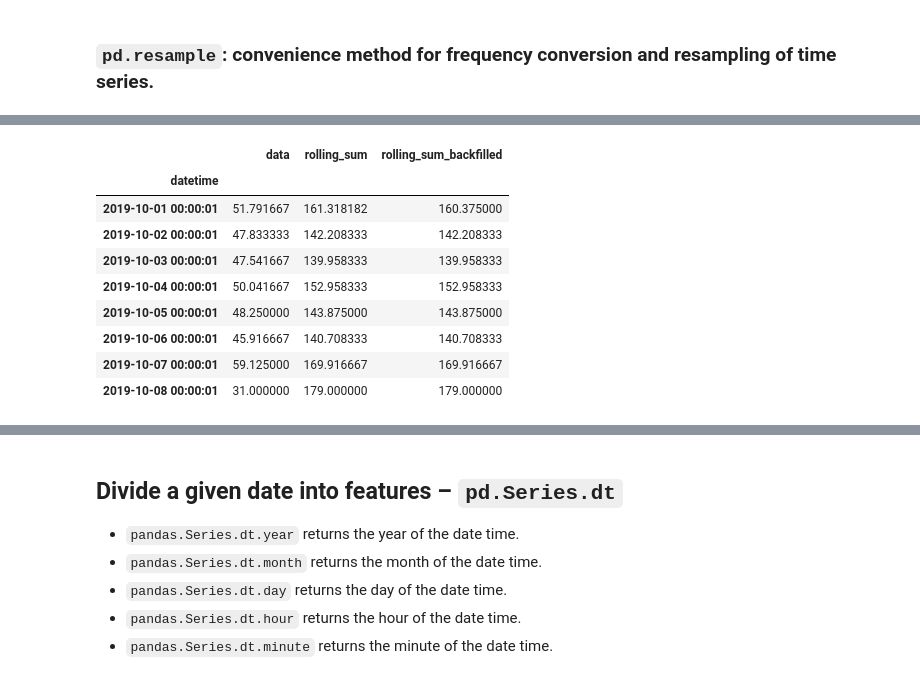
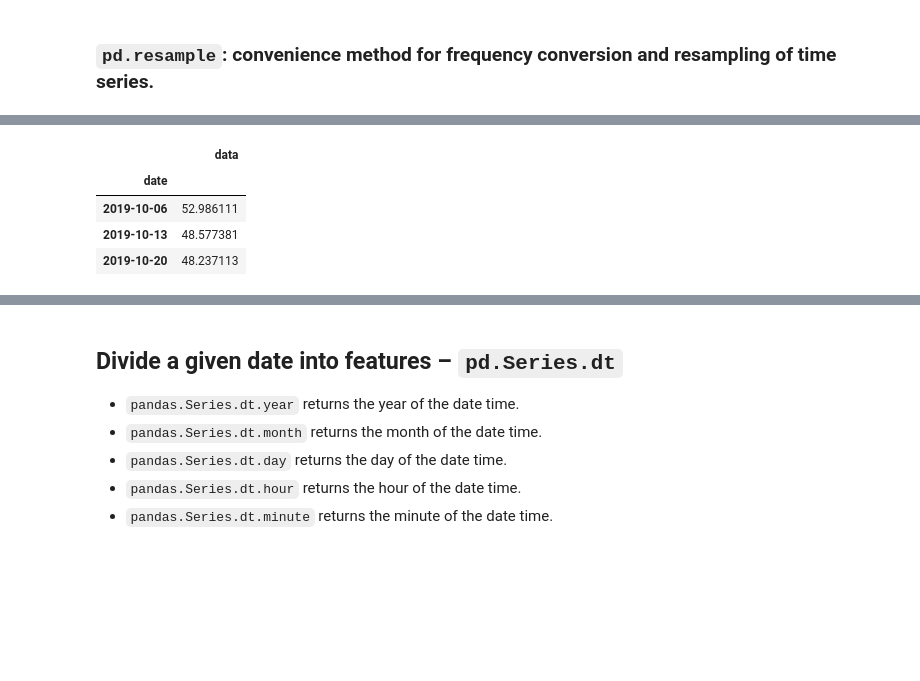
Before and after one commit to hangjianli/2019-fa-stats131, a Jupyter notebook: disc5.ipynb, the cells around one changed output, grey strips where cells are left out. Saved outputs shown, nothing was run; the diff lists cells and outputs as text; code cells hidden in the pictures; blank space fills up the shorter version.

```diff
--- a/disc5.ipynb
+++ b/disc5.ipynb
@@ -73,5 +192,6 @@ df1
 # %%
 from datetime import datetime
 
-date_rng = pd.date_range(start='10/1/2019', end='10/08/2019', freq='H')
+date_rng = pd.date_range(start='10/1/2019', end='10/18/2019', freq='H')
 date_rng
+type(date_rng[0])
@@ -86,8 +263,6 @@ df.head(15)
 # %%
-df['datetime'] = pd.to_datetime(df['date'])
-df.head()
-df2 = df.set_index('datetime')
-df2.drop(columns='date', inplace=True)
+df2 = df.set_index('date')
+# df2.drop(columns='date', inplace=True)
 #Or: df.drop(['date'], axis=1, inplace=True)
 df2.head()
 df2.shape
@@ -143,16 +454,9 @@ df2['2019-10-04':'2019-10-05']
 # %%
-df2.resample('D',
-             label='left',
-             loffset='1s').mean()
+df2.resample('w').mean()
 # %% [output]
-|  | data | rolling_sum | rolling_sum_backfilled |
-| datetime |  |  |  |
-| 2019-10-01 00:00:01 | 51.791667 | 161.318182 | 160.375000 |
-| 2019-10-02 00:00:01 | 47.833333 | 142.208333 | 142.208333 |
-| 2019-10-03 00:00:01 | 47.541667 | 139.958333 | 139.958333 |
-| 2019-10-04 00:00:01 | 50.041667 | 152.958333 | 152.958333 |
-| 2019-10-05 00:00:01 | 48.250000 | 143.875000 | 143.875000 |
-| 2019-10-06 00:00:01 | 45.916667 | 140.708333 | 140.708333 |
-| 2019-10-07 00:00:01 | 59.125000 | 169.916667 | 169.916667 |
-| 2019-10-08 00:00:01 | 31.000000 | 179.000000 | 179.000000 |
+|  | data |
+| date |  |
+| 2019-10-06 | 52.986111 |
+| 2019-10-13 | 48.577381 |
+| 2019-10-20 | 48.237113 |
 # %%
```
Also changed, not shown: parts of 43 cells of this notebook.
